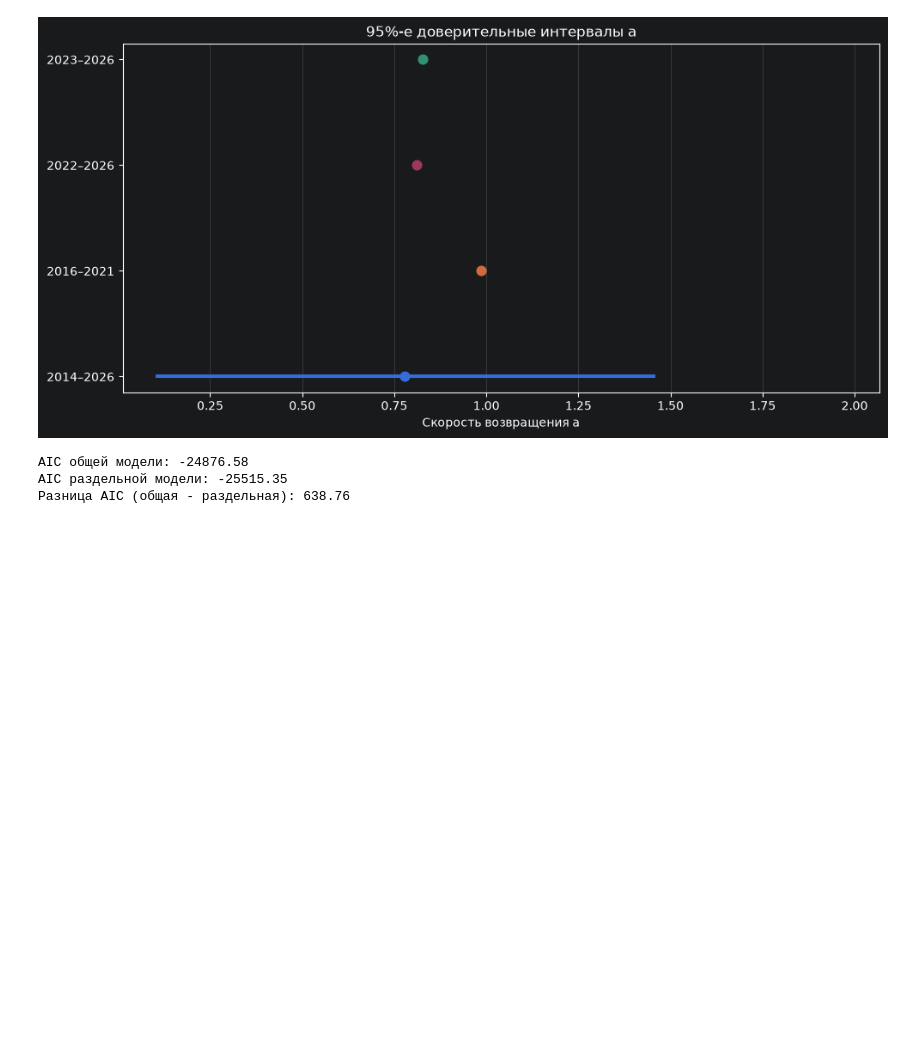
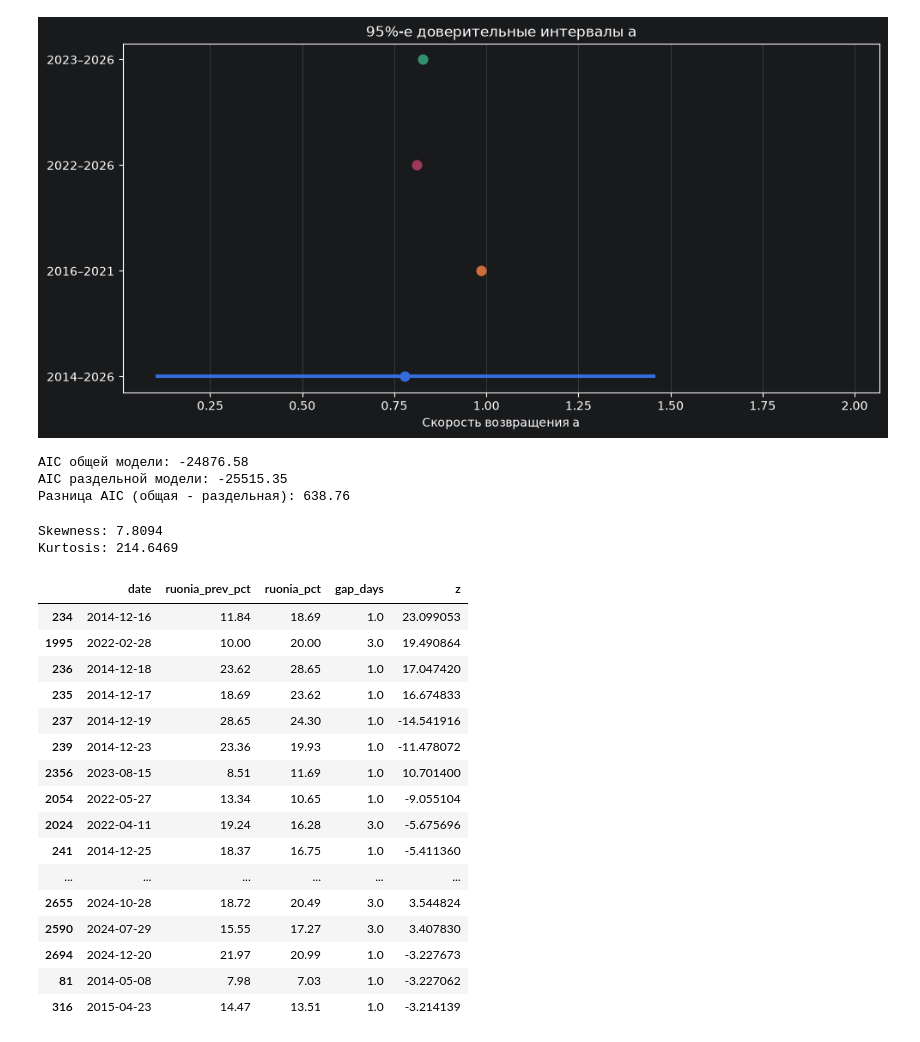
Before and after one commit to blbl-blbl/russian-interest-rate-models, a Jupyter notebook: notebooks/02_vasicek_calibration.ipynb, the cells around one changed output. Drawn from its saved outputs; the diff is of its cells as text; code cells hidden in the pictures; blank space fills up the shorter version.

```diff
--- a/notebooks/02_vasicek_calibration.ipynb
+++ b/notebooks/02_vasicek_calibration.ipynb
@@ -624,3 +624,46 @@ print(
 AIC общей модели: -24876.58
 AIC раздельной модели: -25515.35
 Разница AIC (общая - раздельная): 638.76
+# %%
+# Проверяем форму распределения
+print(f"Skewness: {skew(z):.4f}")
+print(f"Kurtosis: {kurtosis(z, fisher=False):.4f}")
+
+# Сопоставляем остатки с историческими датами
+diagnostics = pd.DataFrame({
+    "date": pairs["date"].to_numpy(),
+    "ruonia_prev_pct": r_prev * 100,
+    "ruonia_pct": r_next * 100,
+    "gap_days": dt * 365,
+    "z": z,
+})
+
+diagnostics["abs_z"] = diagnostics["z"].abs()
+
+# 20 наиболее экстремальных наблюдений
+display(
+    diagnostics.nlargest(20, "abs_z")[
+        ["date", "ruonia_prev_pct",
+         "ruonia_pct", "gap_days", "z"]
+    ]
+)
+# %% [output]
+Skewness: 7.8094
+Kurtosis: 214.6469
+|  | date | ruonia_prev_pct | ruonia_pct | gap_days | z |
+| 234 | 2014-12-16 | 11.84 | 18.69 | 1.0 | 23.099053 |
+| 1995 | 2022-02-28 | 10.00 | 20.00 | 3.0 | 19.490864 |
+| 236 | 2014-12-18 | 23.62 | 28.65 | 1.0 | 17.047420 |
+| 235 | 2014-12-17 | 18.69 | 23.62 | 1.0 | 16.674833 |
+| 237 | 2014-12-19 | 28.65 | 24.30 | 1.0 | -14.541916 |
+| 239 | 2014-12-23 | 23.36 | 19.93 | 1.0 | -11.478072 |
+| 2356 | 2023-08-15 | 8.51 | 11.69 | 1.0 | 10.701400 |
+| 2054 | 2022-05-27 | 13.34 | 10.65 | 1.0 | -9.055104 |
+| 2024 | 2022-04-11 | 19.24 | 16.28 | 3.0 | -5.675696 |
+| 241 | 2014-12-25 | 18.37 | 16.75 | 1.0 | -5.411360 |
+| ... | ... | ... | ... | ... | ... |
+| 2655 | 2024-10-28 | 18.72 | 20.49 | 3.0 | 3.544824 |
+| 2590 | 2024-07-29 | 15.55 | 17.27 | 3.0 | 3.407830 |
+| 2694 | 2024-12-20 | 21.97 | 20.99 | 1.0 | -3.227673 |
+| 81 | 2014-05-08 | 7.98 | 7.03 | 1.0 | -3.227062 |
+| 316 | 2015-04-23 | 14.47 | 13.51 | 1.0 | -3.214139 |
```
Also changed, not shown: parts of 7 cells of this notebook.
